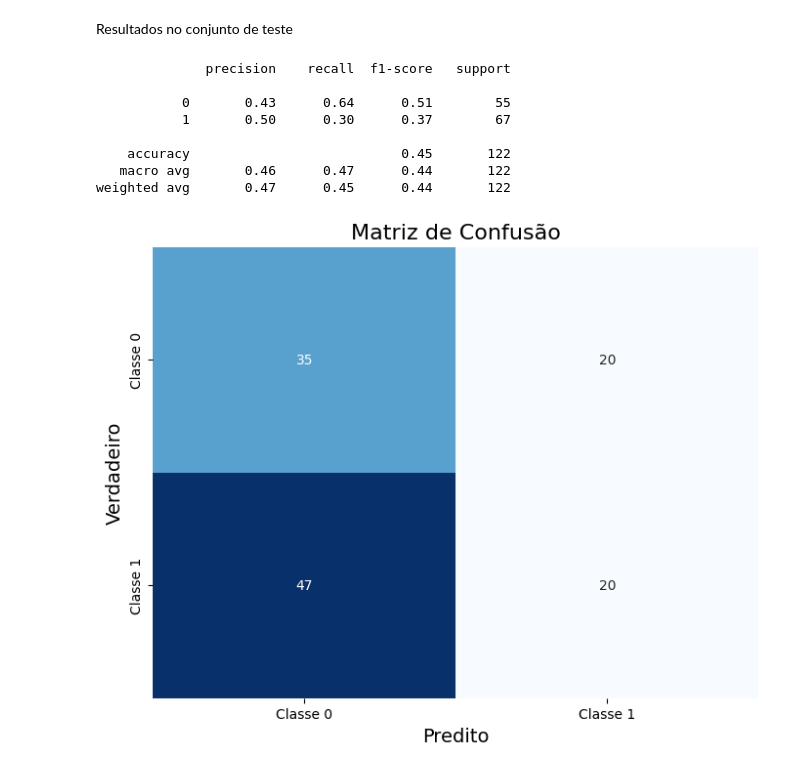
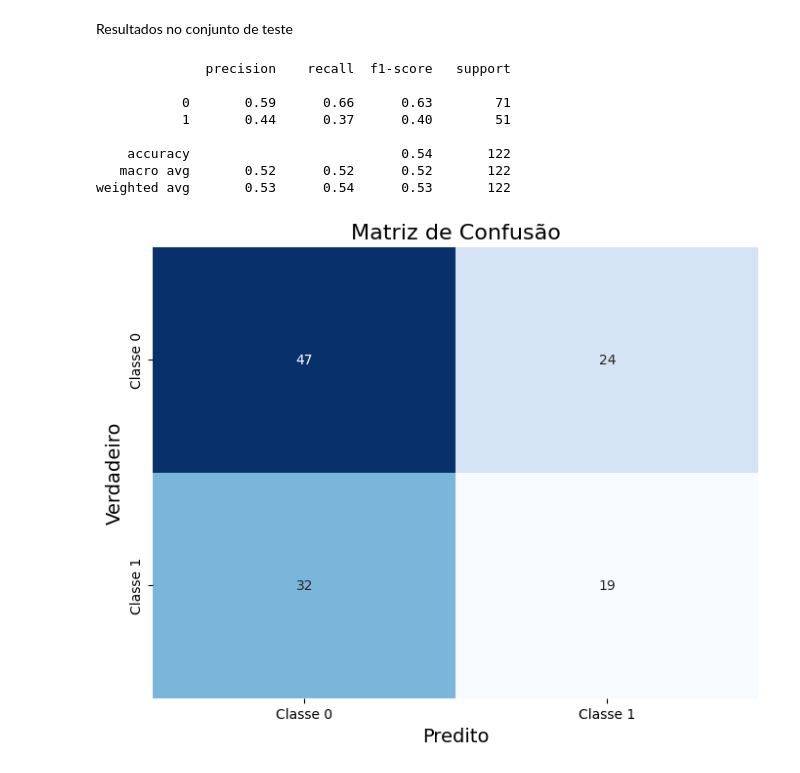
Before and after one commit to jcfl1/Stock-Prices-Prediction, a Jupyter notebook: autosklearn.ipynb, the cells around one changed output. Drawn from its saved outputs; the diff is of its cells as text; code cells hidden in the pictures.

```diff
--- a/autosklearn.ipynb
+++ b/autosklearn.ipynb
@@ -138,5 +138,5 @@ automl = autosklearn.classification.AutoSklearnClassifier(time_left_for_this_tas
                                                           n_jobs=-1)
 
 
-automl.fit(np.array(X_petr4_train), np.array(y_petr4_train))
+automl.fit(np.array(X_vale3_train), np.array(y_vale3_train))
 # %% [output]
@@ -166,19 +169,19 @@ pd.DataFrame(automl.cv_results_).sort_values(by = 'mean_test_score', ascending =
 # %% [markdown]
 Resultados no conjunto de teste
 # %%
-y_pred = automl.predict(X_petr4_test)
+y_pred = automl.predict(X_vale3_test)
 # %%
-print(classification_report(y_petr4_test, y_pred))
+print(classification_report(y_vale3_test, y_pred))
 # %% [output]
               precision    recall  f1-score   support
 
-           0       0.43      0.64      0.51        55
-           1       0.50      0.30      0.37        67
+           0       0.59      0.66      0.63        71
+           1       0.44      0.37      0.40        51
 
-    accuracy                           0.45       122
-   macro avg       0.46      0.47      0.44       122
-weighted avg       0.47      0.45      0.44       122
+    accuracy                           0.54       122
+   macro avg       0.52      0.52      0.52       122
+weighted avg       0.53      0.54      0.53       122
 # %%
-plot_confusion_matrix(y_petr4_test, y_pred)
+plot_confusion_matrix(y_vale3_test, y_pred)
 # %% [output]
-[figure, old version]
+[figure, new version]
```
Also changed, not shown: parts of 2 cells of this notebook, 1 other file.
